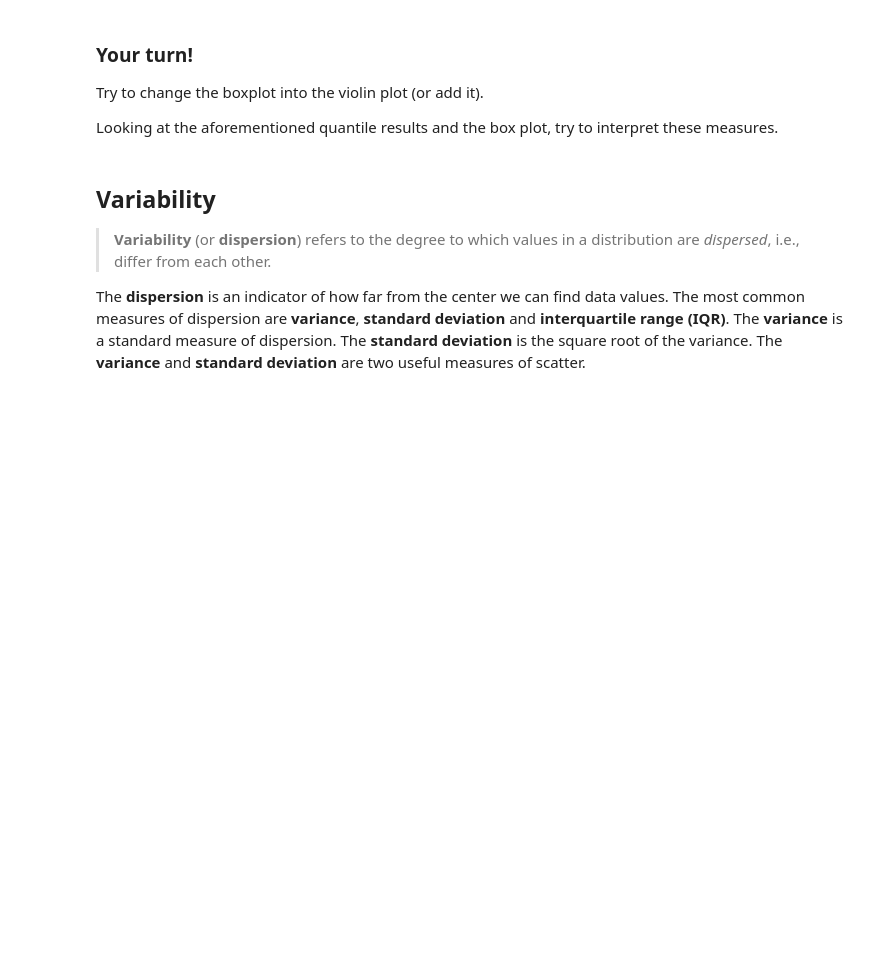
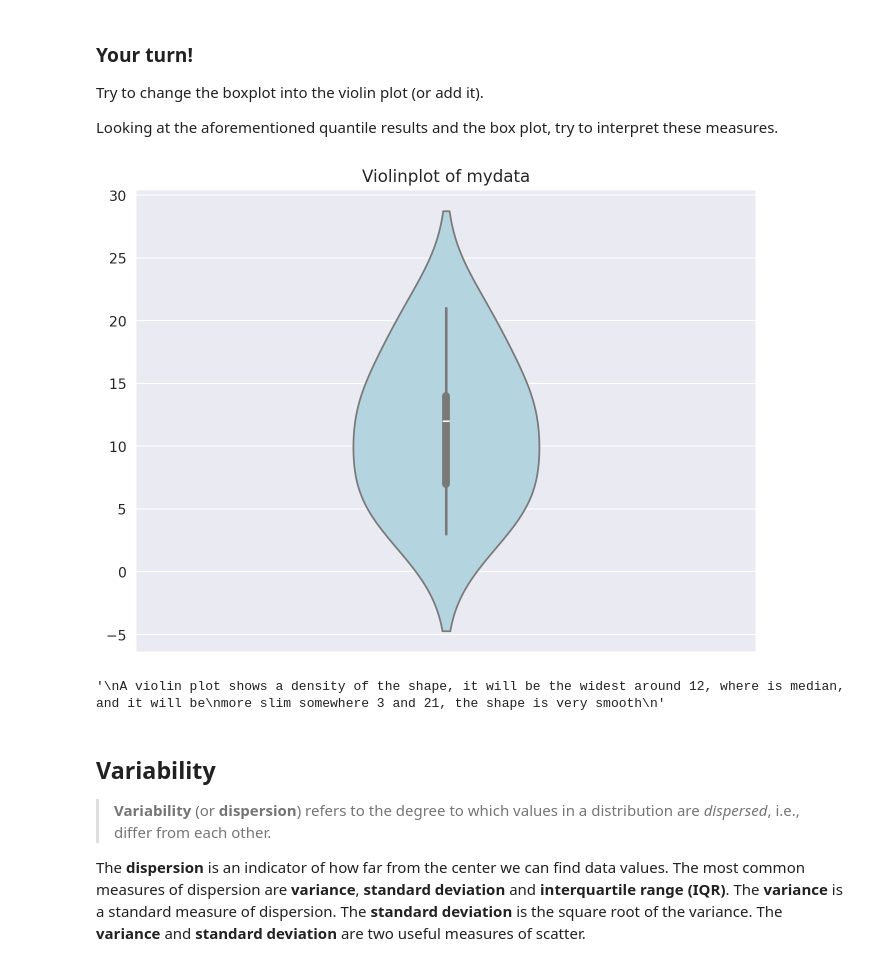
Before and after one commit to Just-Simon-Dev/PG-Descriptive-Statistics, a Jupyter notebook: report-5/Exercise8.ipynb, the cells around one changed output. Drawn from its saved outputs; the diff is of its cells as text; code cells hidden in the pictures; blank space fills up the shorter version.

```diff
--- a/report-5/Exercise8.ipynb
+++ b/report-5/Exercise8.ipynb
@@ -577,6 +587,19 @@ plt.show()
 Try to change the boxplot into the violin plot (or add it).
 
 Looking at the aforementioned quantile results and the box plot, try to interpret these measures.
+# %%
+fig, ax = plt.subplots(figsize=(8, 6))
+sns.violinplot(data=mydata, ax=ax, color='lightblue', width=0.3)
+ax.set_title('Violinplot of mydata')
+plt.show()
+
+'''
+A violin plot shows a density of the shape, it will be the widest around 12, where is median, and it will be
+more slim somewhere 3 and 21, the shape is very smooth
+'''
+# %% [output]
+[figure, added]
+'\nA violin plot shows a density of the shape, it will be the widest around 12, where is median, and it will be\nmore slim somewhere 3 and 21, the shape is very smooth\n'
 # %% [markdown]
 ## Variability
 
```
Also changed, not shown: parts of 26 cells of this notebook, 16 other files.
